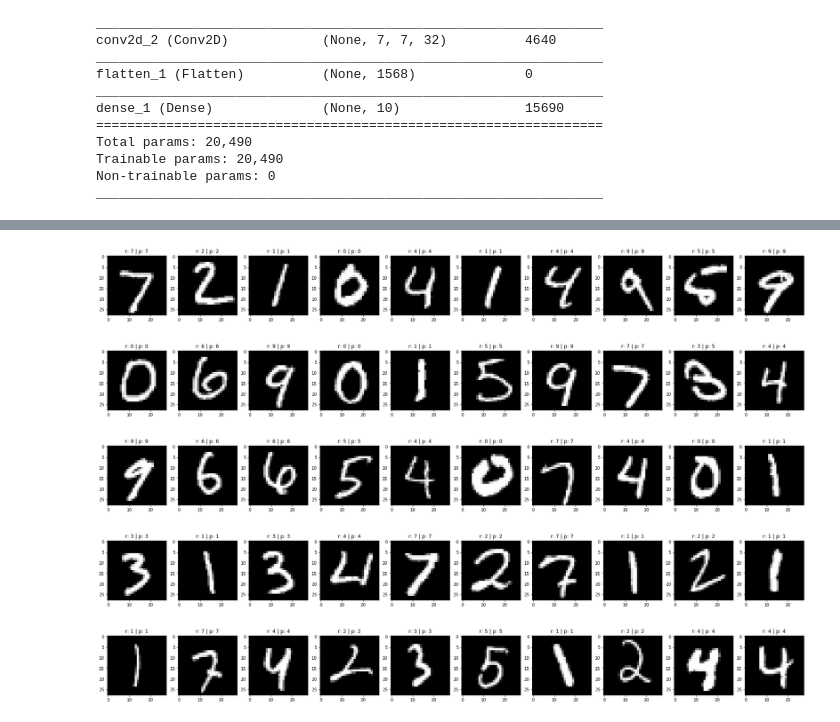
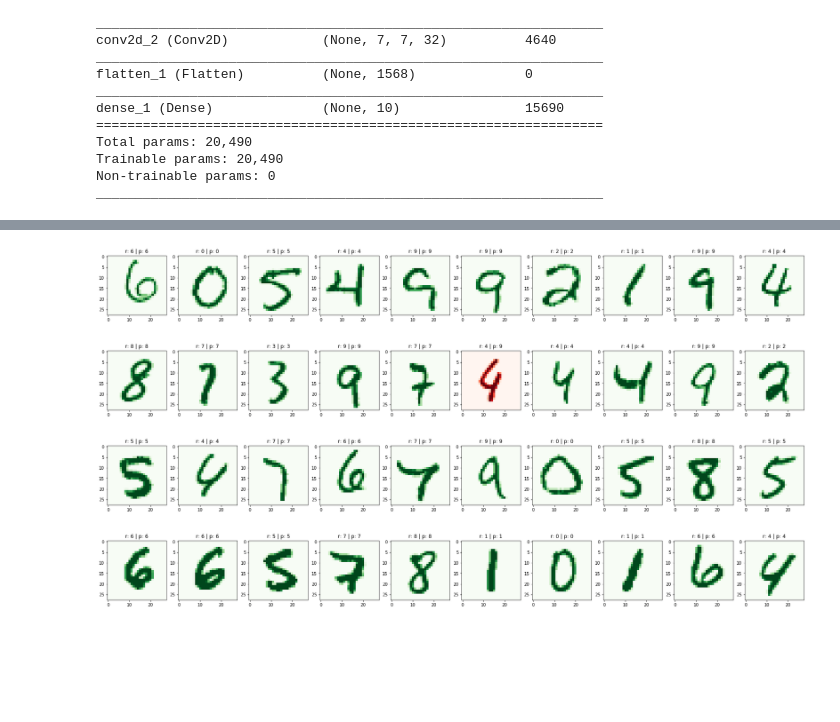
Before and after one commit to Dragon-Born/ML, a Jupyter notebook: Deep Learning/CNN/CNN_mnist.ipynb, the cells around one changed output, grey strips where cells are left out. Saved outputs shown, nothing was run; the diff lists cells and outputs as text; code cells hidden in the pictures; blank space fills up the shorter version.

```diff
--- a/Deep Learning/CNN/CNN_mnist.ipynb
+++ b/Deep Learning/CNN/CNN_mnist.ipynb
@@ -100,18 +100,20 @@ plt.show()
 # %%
 predict = np.argmax(model.predict(x_test), axis=1)
-for x in range(5):
+for x in range(10, 14):
   sub = 1
   counter = 1
   plt.figure(figsize=(30, 100))
   for i in range((x) * 10, ((x+1) * 10)):
     plt.subplot(1, 10,  counter)
-    plt.imshow(x_test[i].reshape(28,28), cmap='gray')
-    plt.title("r: " + str(np.argmax(y_test[i])) + ' | p: ' + str(predict[i]))
+    real_value = str(np.argmax(y_test[i]))
+    pred_value = str(predict[i])
+    cmap = "Reds" if real_value != pred_value else "Greens"
+    plt.imshow(x_test[i].reshape(28,28), cmap=cmap)
+    plt.title("r: " + real_value + ' | p: ' + pred_value)
     counter += 1
   plt.show()
 # %% [output]
-[figure, old version]
+[figure, new version]
-[figure, old version]
+[figure, new version]
-[figure, old version]
+[figure, new version]
-[figure, old version]
+[figure, new version]
-[figure, removed]
```
Also changed, not shown: parts of 2 cells of this notebook, 3 other files.
